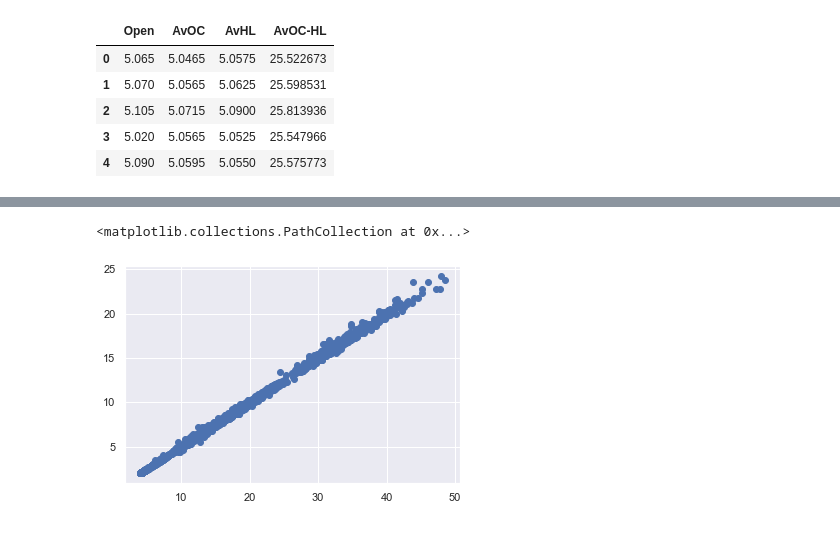
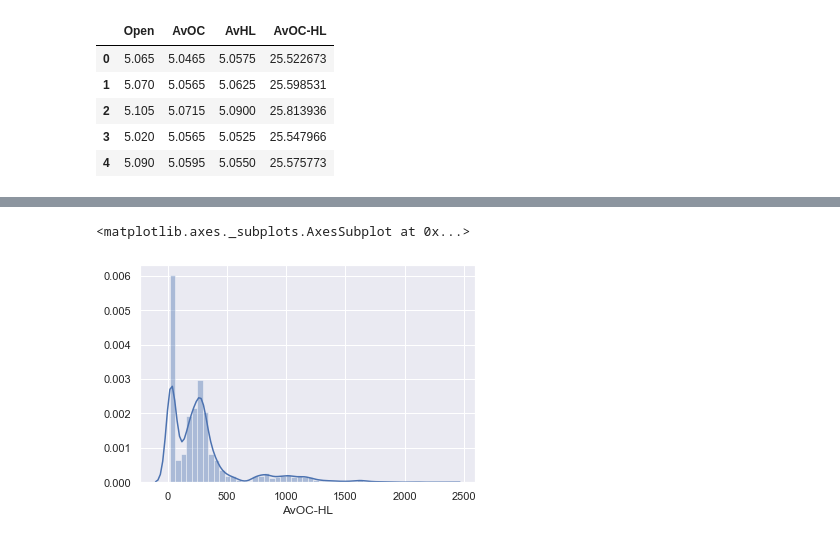
Before and after one commit to Peter-Paul/wallstreet-forecast, a Jupyter notebook: analytics/commodities/silver/silver_linear-regression.ipynb, the cells around one changed output, grey strips where cells are left out. Drawn from its saved outputs; the diff is of its cells as text; code cells hidden in the pictures.

```diff
--- a/analytics/commodities/silver/silver_linear-regression.ipynb
+++ b/analytics/commodities/silver/silver_linear-regression.ipynb
@@ -81,7 +92,7 @@ OLS Regression Results
 Warnings:
 [1] Standard Errors assume that the covariance matrix of the errors is correctly specified.
-# %%
-plt.scatter(y,x)
-# %% [output]
-<matplotlib.collections.PathCollection at 0x...>
-[figure, removed]
+# %%
+sns.distplot(extract['AvOC-HL'])
+# %% [output]
+<matplotlib.axes._subplots.AxesSubplot at 0x...>
+[figure, added]
```
Also changed, not shown: parts of 17 cells of this notebook.
